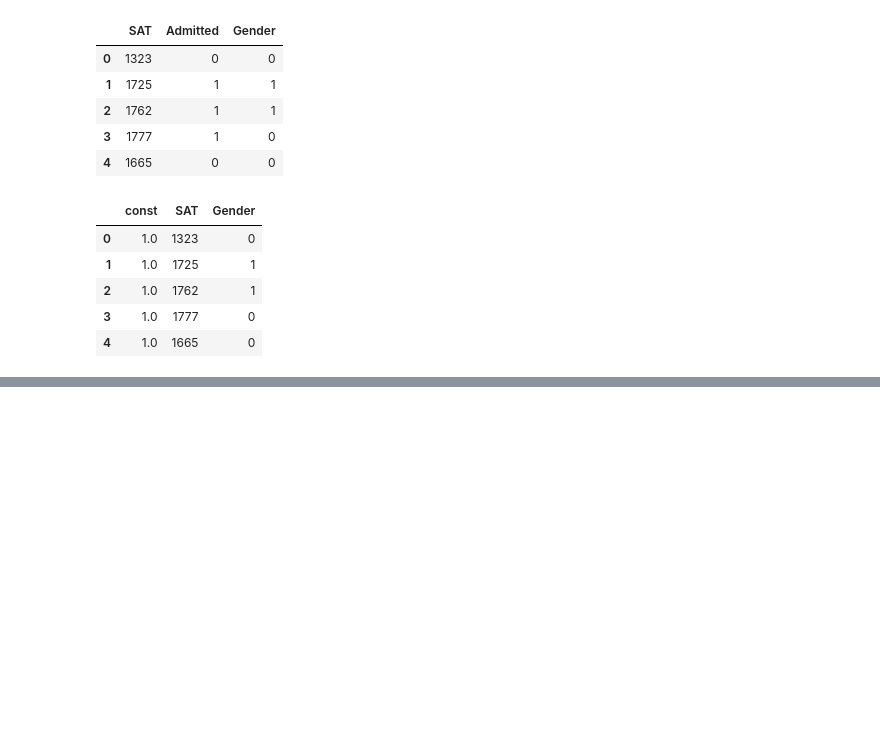
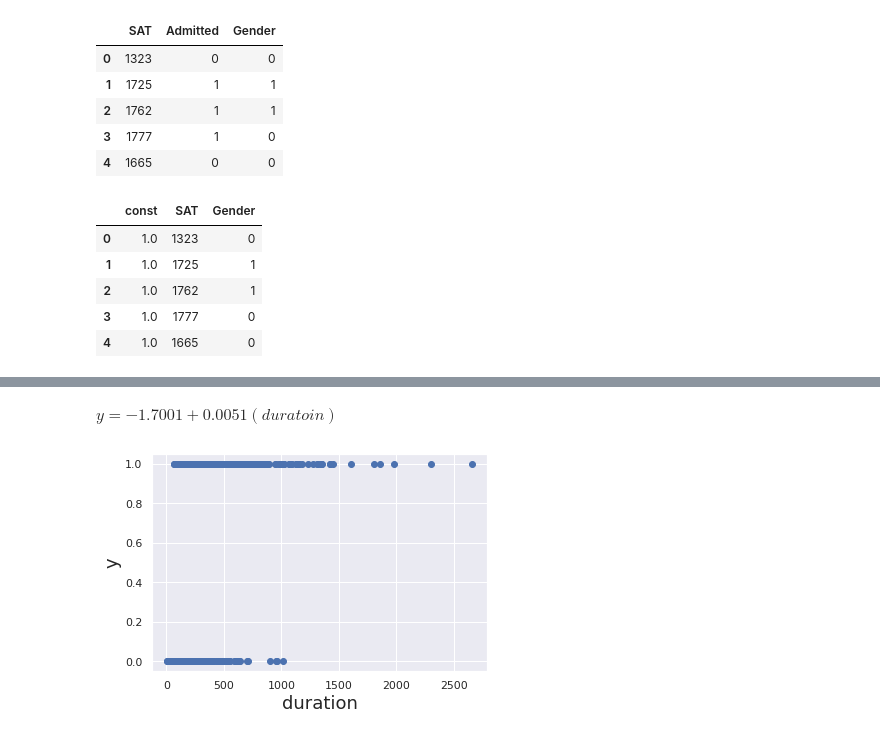
Before and after one commit to Kartik-Chaurasiya/Notes, a Jupyter notebook: Logistic_Regression_notes.ipynb, the cells around one changed output, grey strips where cells are left out. Cells and saved outputs as stored; diff of their text form; code cells hidden in the pictures; blank space fills up the shorter version.

```diff
--- a/Logistic_Regression_notes.ipynb
+++ b/Logistic_Regression_notes.ipynb
@@ -261,0 +290,3 @@ test_data.head()
+# %%
+raw_data = raw_data.drop(['Unnamed: 0'], axis=1)
+raw_data.head()
@@ -261,0 +300,2 @@ test_data.head()
+# %%
+raw_data['y'] = raw_data['y'].map({'yes':1, 'no':0})
@@ -261,0 +315,5 @@ test_data.head()
+# %%
+data = raw_data.copy()
+# %%
+y = data['y']
+x1 = data['duration']
@@ -261,0 +340,9 @@ test_data.head()
+# %% [markdown]
+$y = -1.7001 + 0.0051(duratoin)$
+# %%
+plt.scatter(x1, y, color='C0')
+plt.xlabel('duration', fontsize=18)
+plt.ylabel('y', fontsize=18)
+plt.show()
+# %% [output]
+[figure, added]
```
Also changed, not shown: parts of 20 cells of this notebook.
